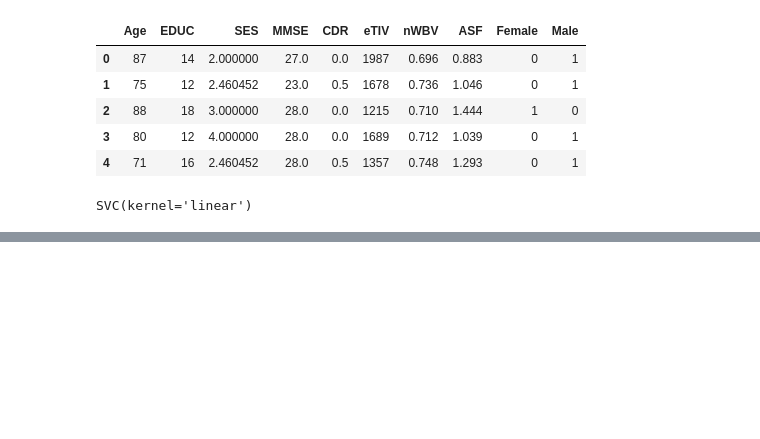
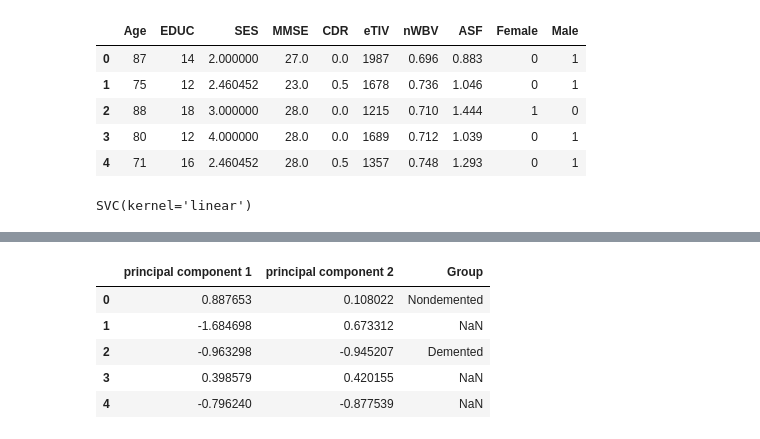
Before and after one commit to Radhika303/Dementia_Prediction, a Jupyter notebook: Dementia_Data .ipynb, the cells around one changed output, grey strips where cells are left out. Drawn from its saved outputs; the diff is of its cells as text; code cells hidden in the pictures; blank space fills up the shorter version.

```diff
--- a/Dementia_Data .ipynb
+++ b/Dementia_Data .ipynb
@@ -309,0 +315,7 @@ X, y = make_classification(n_samples=10000, weights=[0.99], flip_y=0)
+# %%
+# PCA
+
+# standardize data
+from sklearn.preprocessing import StandardScaler
+X_std = StandardScaler().fit_transform(X)
+X_std
@@ -309,0 +517,9 @@ X, y = make_classification(n_samples=10000, weights=[0.99], flip_y=0)
+# %%
+# use of Python library to directly compute Principal Components
+
+from sklearn.decomposition import PCA
+pca = PCA(n_components=2)
+# %%
+principalComponents = pca.fit_transform(X_std)
+principalDf = pd.DataFrame(data = principalComponents , columns = ['principal component 1', 'principal component 2'])
+principalDf.head(5)
@@ -309,0 +533,10 @@ X, y = make_classification(n_samples=10000, weights=[0.99], flip_y=0)
+# %%
+finalDf = pd.concat([principalDf, data_binary_encoded[['Group']]], axis = 1)
+finalDf.head(5)
+# %% [output]
+|  | principal component 1 | principal component 2 | Group |
+| 0 | 0.887653 | 0.108022 | Nondemented |
+| 1 | -1.684698 | 0.673312 | NaN |
+| 2 | -0.963298 | -0.945207 | Demented |
+| 3 | 0.398579 | 0.420155 | NaN |
+| 4 | -0.796240 | -0.877539 | NaN |
```
Also changed, not shown: parts of 27 cells of this notebook.
